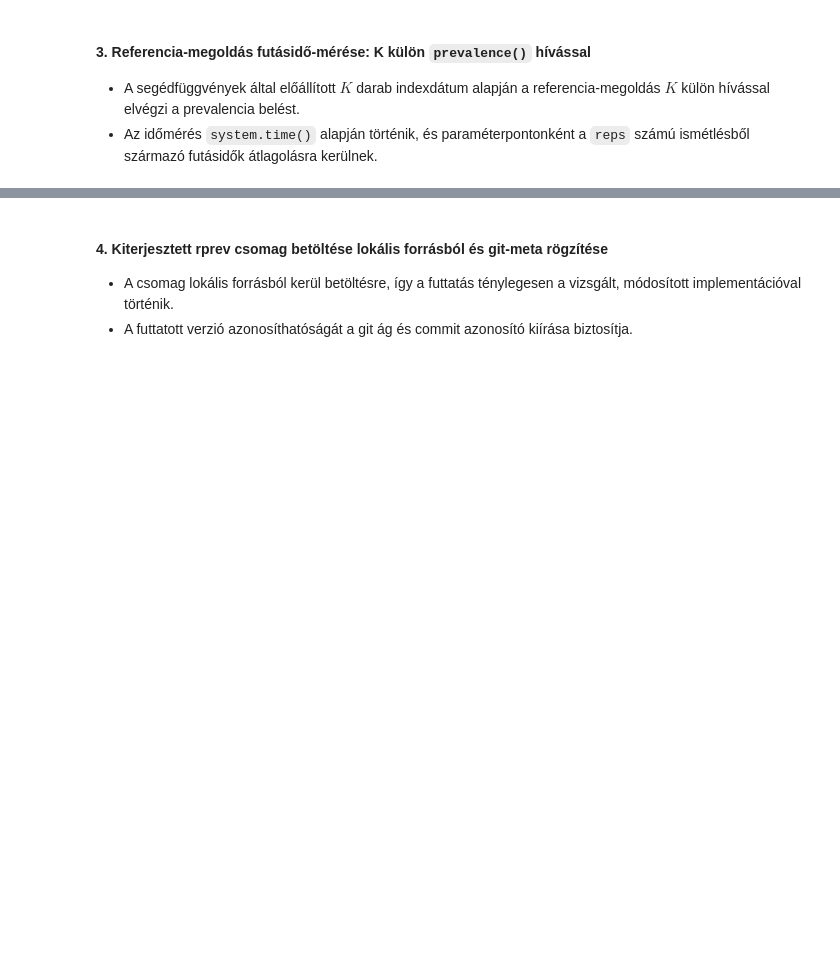
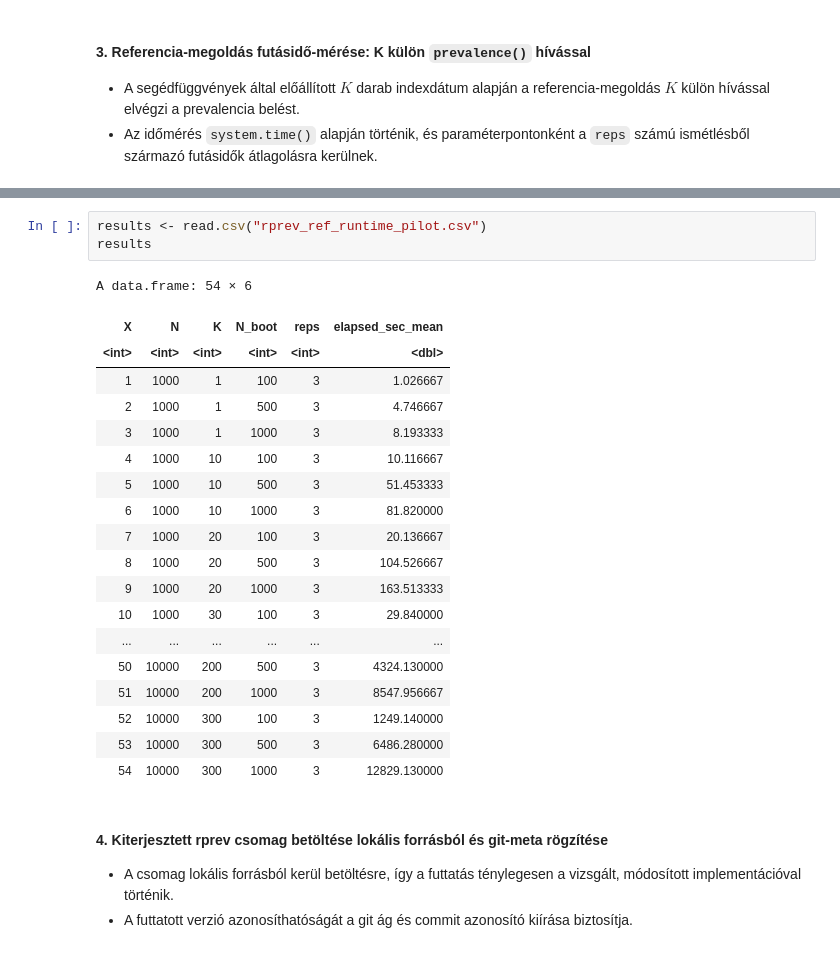
Before and after one commit to lrado1/rprev-ext, a Jupyter notebook: notebooks/rprev_runtime_benchmarks.ipynb, the cells around one changed output, grey strips where cells are left out. Cells and saved outputs as stored; diff of their text form; blank space fills up the shorter version.

Commit message:
Update runtime benchmark notebook

```diff
--- a/notebooks/rprev_runtime_benchmarks.ipynb
+++ b/notebooks/rprev_runtime_benchmarks.ipynb
@@ -248,3 +257,26 @@ A data.frame: 30 × 5
+# %%
+results <- read.csv("rprev_ref_runtime_pilot.csv")
+results
+# %% [output]
+A data.frame: 54 × 6
+| X | N | K | N_boot | reps | elapsed_sec_mean |
+| <int> | <int> | <int> | <int> | <int> | <dbl> |
+| 1 | 1000 | 1 | 100 | 3 | 1.026667 |
+| 2 | 1000 | 1 | 500 | 3 | 4.746667 |
+| 3 | 1000 | 1 | 1000 | 3 | 8.193333 |
+| 4 | 1000 | 10 | 100 | 3 | 10.116667 |
+| 5 | 1000 | 10 | 500 | 3 | 51.453333 |
+| 6 | 1000 | 10 | 1000 | 3 | 81.820000 |
+| 7 | 1000 | 20 | 100 | 3 | 20.136667 |
+| 8 | 1000 | 20 | 500 | 3 | 104.526667 |
+| 9 | 1000 | 20 | 1000 | 3 | 163.513333 |
+| 10 | 1000 | 30 | 100 | 3 | 29.840000 |
+| ... | ... | ... | ... | ... | ... |
+| 50 | 10000 | 200 | 500 | 3 | 4324.130000 |
+| 51 | 10000 | 200 | 1000 | 3 | 8547.956667 |
+| 52 | 10000 | 300 | 100 | 3 | 1249.140000 |
+| 53 | 10000 | 300 | 500 | 3 | 6486.280000 |
+| 54 | 10000 | 300 | 1000 | 3 | 12829.130000 |
 # %% [markdown]
 #### 4. Kiterjesztett rprev csomag betöltése lokális forrásból és git-meta rögzítése
 - A csomag lokális forrásból kerül betöltésre, így a futtatás ténylegesen a vizsgált, módosított implementációval történik.
```
Also changed, not shown: parts of 9 cells of this notebook.
